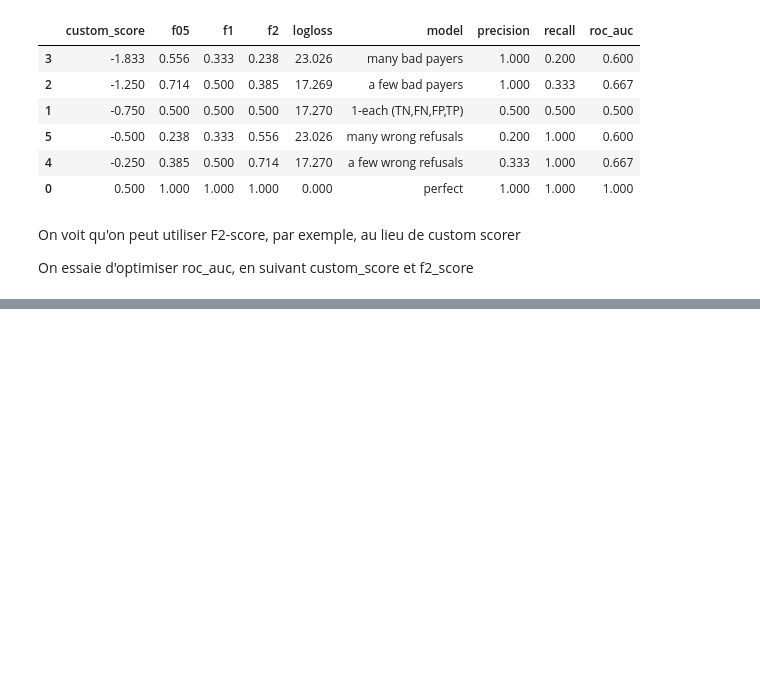
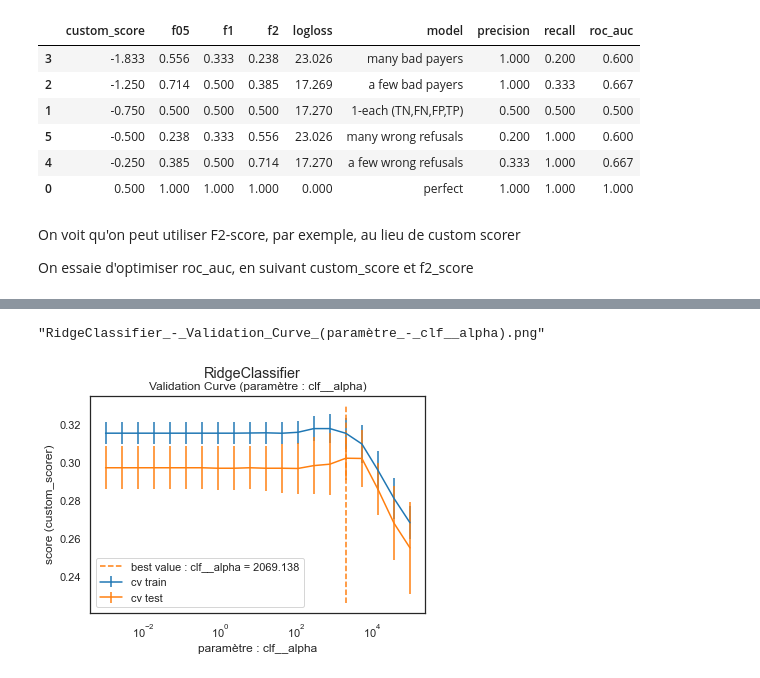
Before and after one commit to mrcreasey/oc-ds-p7-scoring-dashboard, a Jupyter notebook: code/P7_modelisation.ipynb, the cells around one changed output, grey strips where cells are left out. Saved outputs shown, nothing was run; the diff lists cells and outputs as text; code cells hidden in the pictures; blank space fills up the shorter version.

Commit message:
add hyperparameter validation curves

```diff
--- a/code/P7_modelisation.ipynb
+++ b/code/P7_modelisation.ipynb
@@ -759,0 +847,22 @@ Fitting 5 folds for each of 7 candidates, totalling 35 fits
+# %%
+# Test
+from sklearn.model_selection import GridSearchCV
+from sklearn.linear_model import RidgeClassifier
+
+param_grid = {
+    # 'fit_intercept': [True, False],
+    # 'clf__class_weight': [None, 'balanced'],
+    'clf__alpha': np.logspace(-3, 5, 20)
+},
+
+gs = GridSearchCV(test_model,
+                  param_grid=param_grid,
+                  return_train_score=True,
+                  scoring=CV_SCORERS,
+                  refit='roc_auc')
+
+
+gs.fit(x_train_prep, y_train)
+gs.score(x_test_prep, y_test)
+cv = pd.DataFrame.from_dict(gs.cv_results_)
+cv.head()
@@ -759,0 +876,7 @@ Fitting 5 folds for each of 7 candidates, totalling 35 fits
+# %%
+# plot_best_param_scores(gs, param='alpha', score='roc_auc', model_name='RidgeClassifier')
+plot_best_param_scores(
+    gs, param='clf__alpha', score='custom_scorer', model_name='RidgeClassifier')
+# %% [output]
+"RidgeClassifier_-_Validation_Curve_(paramètre_-_clf__alpha).png"
+[figure, added]
```
Also changed, not shown: parts of 13 cells of this notebook.
